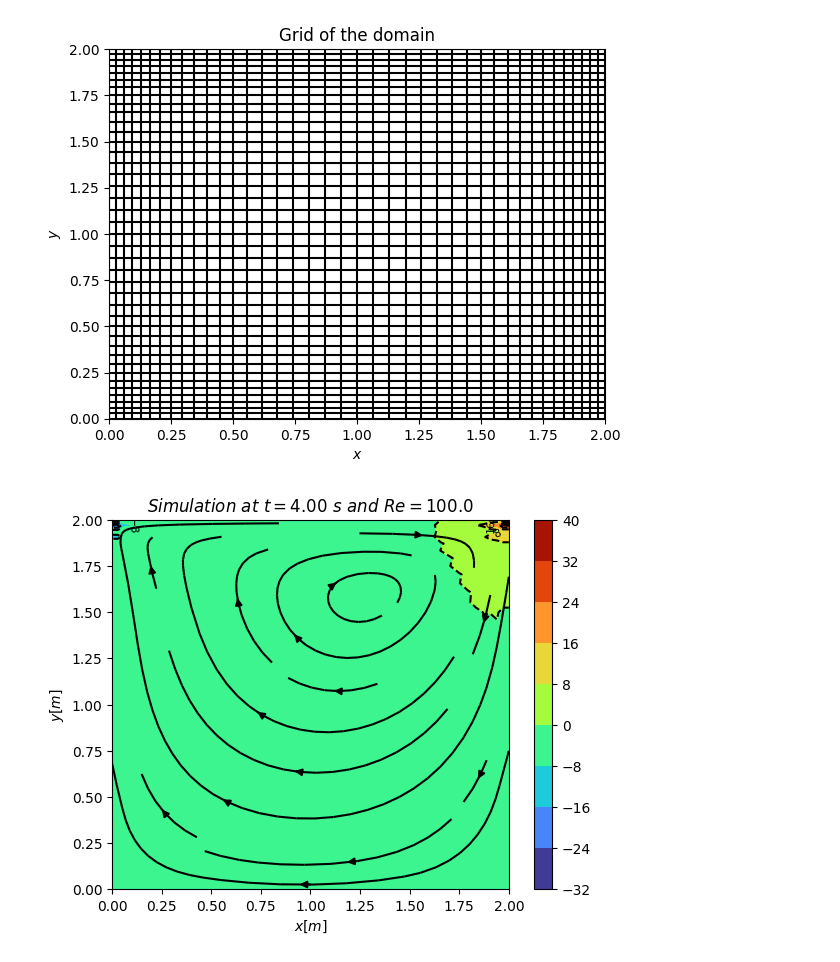
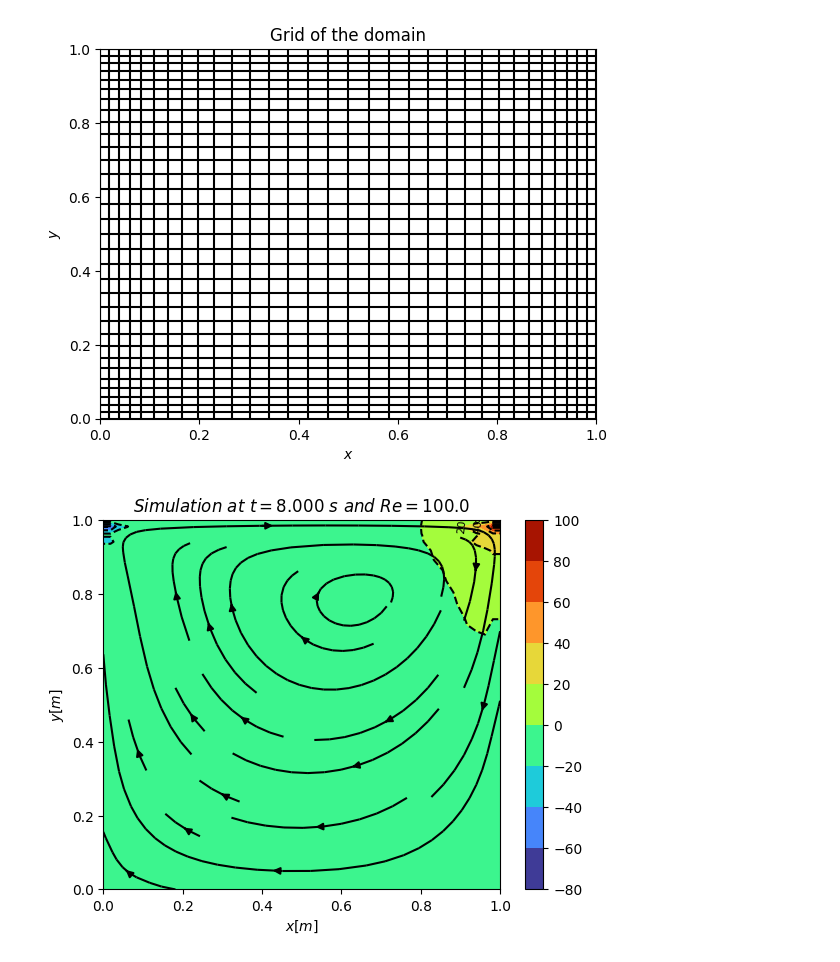
Before and after one commit to juhincapiem/CFD_codigos, a Jupyter notebook: FDM/LDC02.ipynb, the cells around one changed output. Drawn from its saved outputs; the diff is of its cells as text; code cells hidden in the pictures.

```diff
--- a/FDM/LDC02.ipynb
+++ b/FDM/LDC02.ipynb
@@ -158,11 +158,13 @@ class domain:
         self.v2 = v2
         self.P2 = P2
 
-        np.savetxt('U_Re{:.2f}'.format(self.Re), self.u2)
-        np.savetxt('V_Re{:.2f}'.format(self.Re), self.v2)
-        np.savetxt('P_Re{:.2f}'.format(self.Re), self.P2)
+        np.savetxt('U_Re{:.0f}.txt'.format(self.Re), self.u2)
+        np.savetxt('V_Re{:.0f}.txt'.format(self.Re), self.v2)
+        np.savetxt('P_Re{:.0f}.txt'.format(self.Re), self.P2)
+        np.savetxt('X{:.0f}.txt'.format(self.Re), self.X)
+        np.savetxt('Y{:.0f}.txt'.format(self.Re), self.Y)
 
-    def streams(self, base_map=False):
+    def streams(self):
         Unix = np.linspace(self.x.min(), self.x.max(), 30)
         Uniy = np.linspace(self.y.min(), self.y.max(), 30)
 
@@ -190,31 +192,31 @@ class domain:
         plt.clabel(Contorno, inline = 1, fontsize=8)
 
         plt.streamplot(Unix, Uniy, Interu2, Interv2, density = 0.4, color = 'black')
-        plt.title('$Simulation~at~t={:.2f}~s~and~Re={:.1f}$'.format(self.t[-1], self.Re))
+        plt.title('$Simulation~at~t={:.3f}~s~and~Re={:.1f}$'.format(self.t[-1], self.Re))
         plt.xlabel('$x[m]$')
         plt.ylabel('$y[m]$')
         plt.xlim([0, self.Lx])
         plt.ylim([0, self.Ly])
 # %%
 #Hyperbolic tangent type clustering
-Lx = 2
-Ly = 2
+Lx = 1
+Ly = 1
 streX = 1.0
 streY = 1.0
-Nx = 40
-Ny = 40
+Nx = 32
+Ny = 32
 
 cavity = domain(Lx, Ly, streX, streY, Nx, Ny)
 # %% [output]
-[figure, old version]
+[figure, new version]
 # %%
-T = 4.0
+T = 8.0
 dt = 0.0001
 rho = 1
 nu = 0.1
 eta = (nu/rho)
-lidVel = 5
+lidVel = 10
 cavity.velocity(T, dt, eta, rho, lidVel)
 cavity.plotter()
 # %% [output]
-[figure, old version]
+[figure, new version]
```
Also changed, not shown: parts of 2 cells of this notebook.
